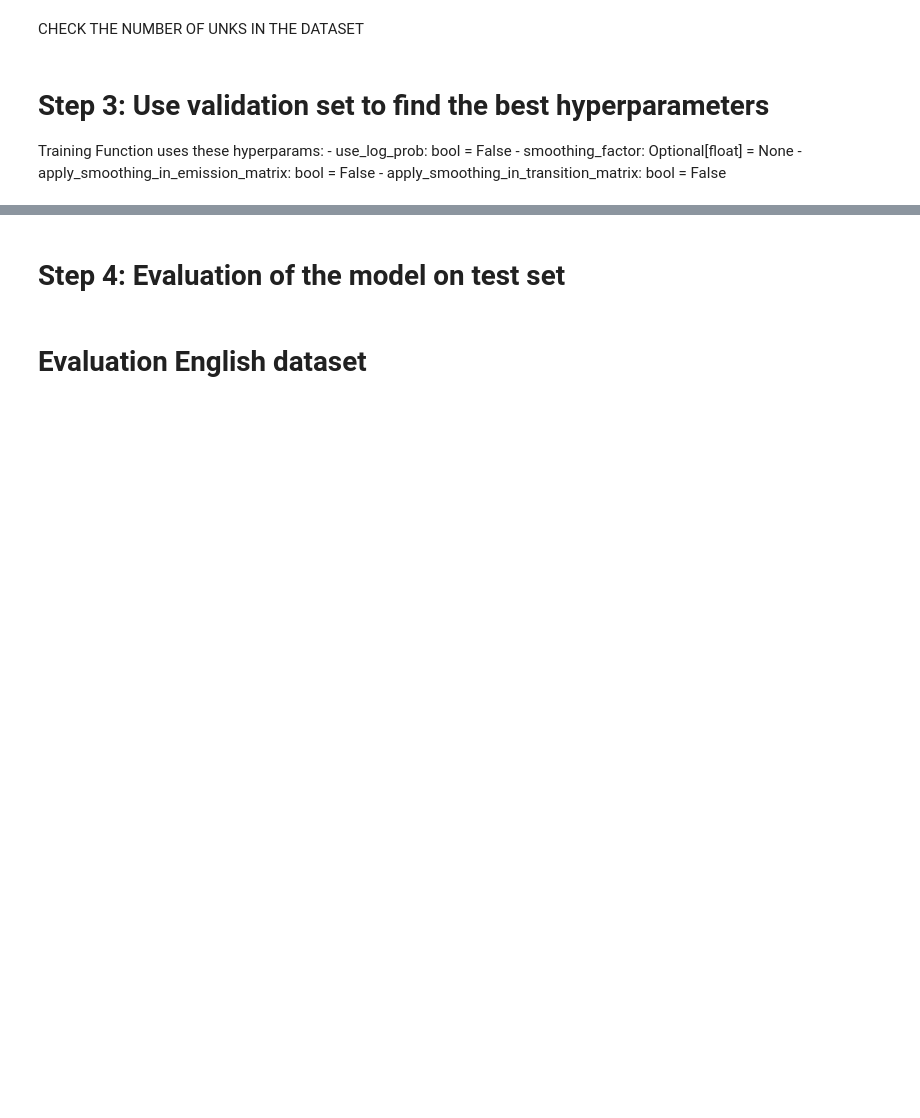
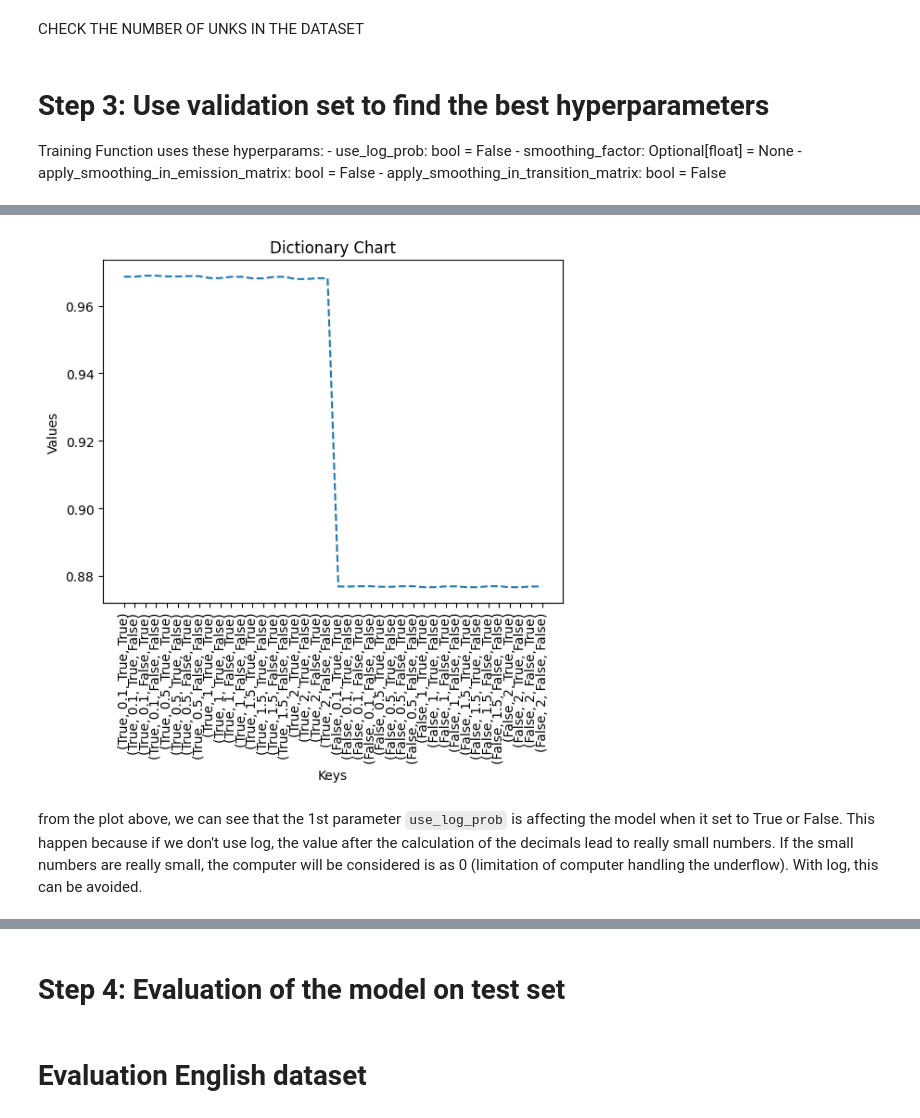
Before and after one commit to dadebeats/HMM, a Jupyter notebook: Practice2_HMM_POS.ipynb, the cells around one changed output, grey strips where cells are left out. Cells and saved outputs as stored; diff of their text form; code cells hidden in the pictures; blank space fills up the shorter version.

```diff
--- a/Practice2_HMM_POS.ipynb
+++ b/Practice2_HMM_POS.ipynb
@@ -396,0 +559,5 @@ Best config for Basque:  (True, 0.1, True, True) 0.955301929860967
+# %%
+param_accuracy_pairs = {}
+for key, value in all_configs_and_accuracies["English"].items():
+  if key[0] == True:
+    param_accuracy_pairs[str(key)] = value[0]
@@ -396,0 +672,10 @@ Best config for Basque:  (True, 0.1, True, True) 0.955301929860967
+# %%
+param_accuracy_pairs = {}
+for key, value in all_configs_and_accuracies["Basque"].items():
+  param_accuracy_pairs[str(key)] = value[0]
+# %%
+plot_dictionary(param_accuracy_pairs)
+# %% [output]
+[figure, added]
+# %% [markdown]
+from the plot above, we can see that the 1st parameter `use_log_prob` is affecting the model when it set to True or False. This happen because if we don't use log, the value after the calculation of the decimals lead to really small numbers. If the small numbers are really small, the computer will be considered is as 0 (limitation of computer handling the underflow). With log, this can be avoided.
```
Also changed, not shown: parts of 78 cells of this notebook, 1 other file.
